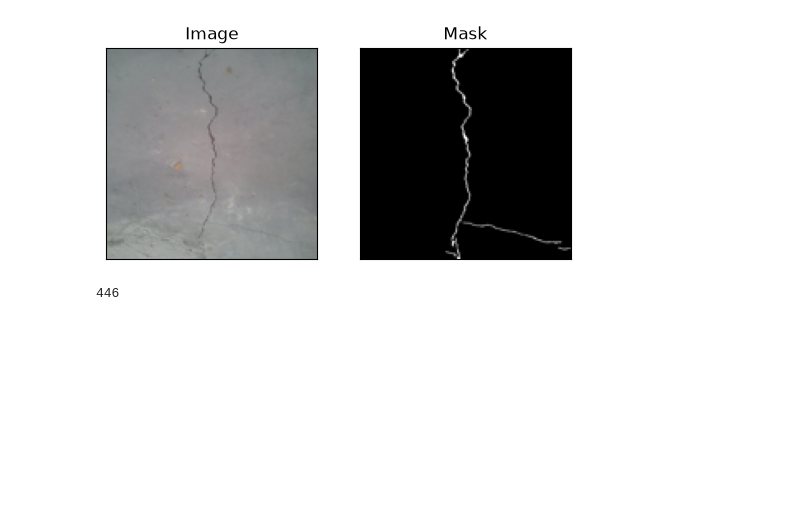
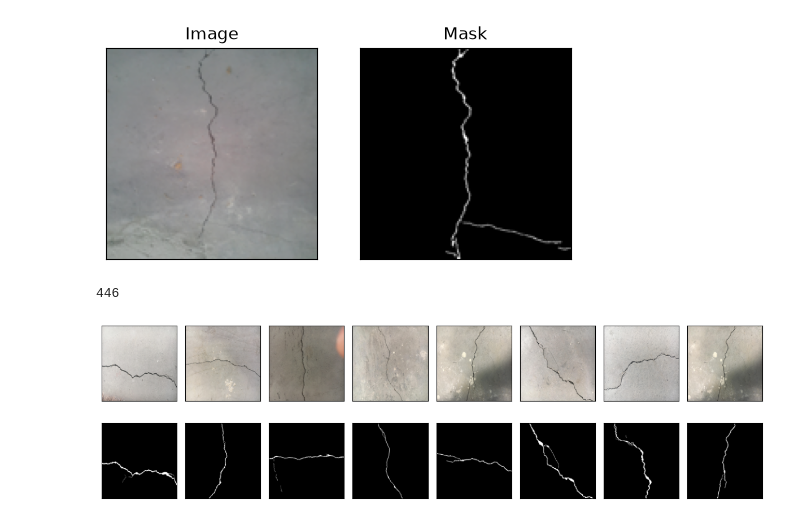
Before and after one commit to adash046/Concrete_UNet_Segmentation, a Jupyter notebook: Notebooks/experiment1.ipynb, the cells around one changed output. Drawn from its saved outputs; the diff is of its cells as text; code cells hidden in the pictures; blank space fills up the shorter version.

Commit message:
Created dataloader

```diff
--- a/Notebooks/experiment1.ipynb
+++ b/Notebooks/experiment1.ipynb
@@ -63,3 +63,29 @@ test_dataset = SimpleDataset(image_dir=image_dir, mask_dir= mask_dir)
 print(len(test_dataset))
 # %% [output]
 446
+# %%
+## Create train and validation dataset and then dataloader
+train_dataset, val_dataset = random_split(test_dataset, [0.7, 0.3])
+# %%
+train_loader = DataLoader(train_dataset,
+                          batch_size= 8,
+                          shuffle= True)
+val_loader = DataLoader(val_dataset,
+                        batch_size= 8,
+                        shuffle= False)
+# %%
+images, masks = next(iter(train_loader))
+
+fig, axes = plt.subplots(2, len(images), figsize = (12,4))
+axes = axes.flatten()
+for i in range(len(images)):
+    axes[i].imshow(images[i].permute(1,2,0))
+    axes[i].set(title = "", xticks = [], yticks = [])
+
+    axes[i+8].imshow(masks[i].squeeze(), cmap = 'gray')
+    axes[i+8].set(title = "", xticks = [], yticks = [])
+
+plt.tight_layout()
+plt.show()
+# %% [output]
+[figure, added]
```
Also changed, not shown: parts of 1 cell of this notebook.
